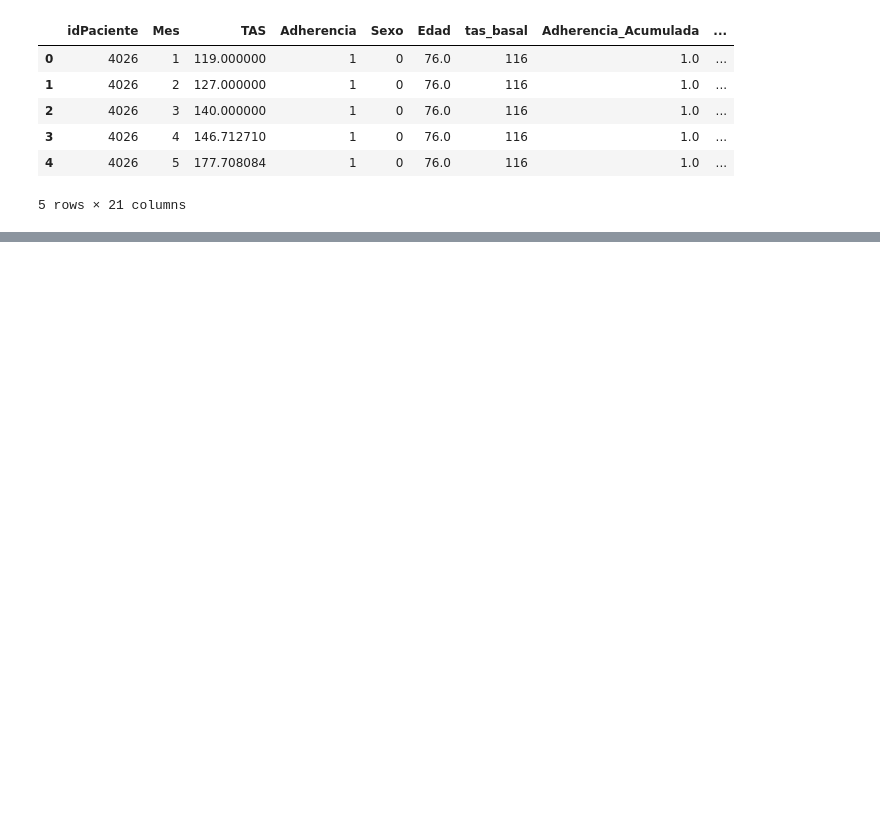
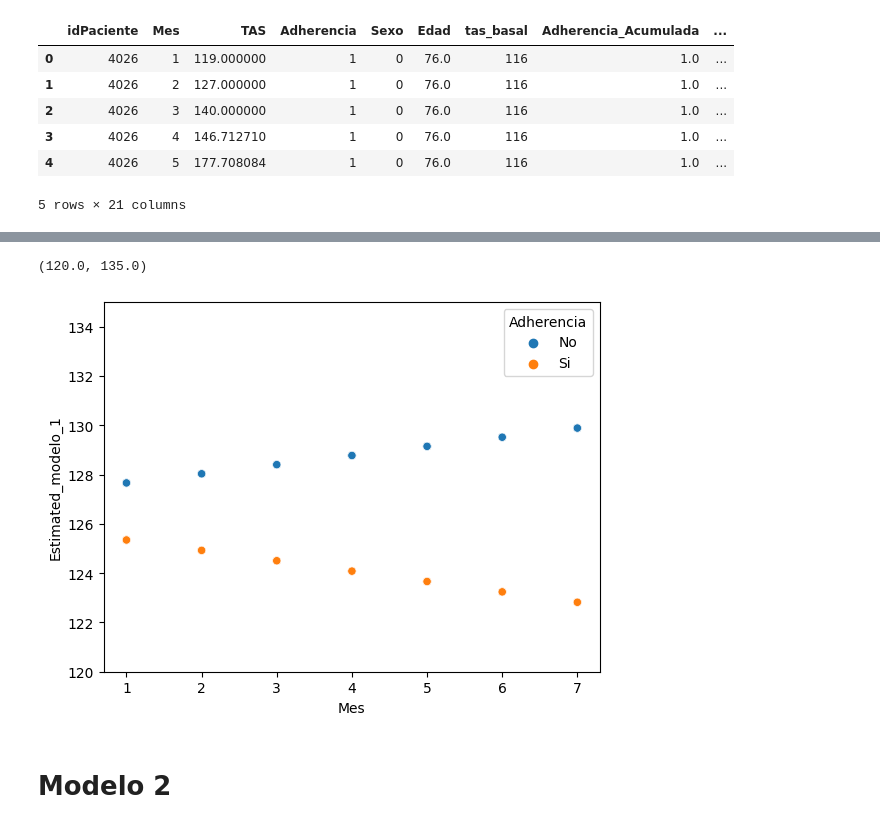
Before and after one commit to ecometto94/Tesis, a Jupyter notebook: Sintaxis/Análisis Inferencial.ipynb, the cells around one changed output, grey strips where cells are left out. Saved outputs shown, nothing was run; the diff lists cells and outputs as text; code cells hidden in the pictures; blank space fills up the shorter version.

```diff
--- a/Sintaxis/Análisis Inferencial.ipynb
+++ b/Sintaxis/Análisis Inferencial.ipynb
@@ -20 +41,15 @@ tesis.head()
+# %%
+# Crear Adherencia_Acum: variable de indice de performance de adherencia al tratamiento hasta el momento t
+sample_df["Adherencia_Acumulada"] = sample_df.groupby("idPaciente")["Adherencia"].expanding().mean().to_list()
+# Crear covariable Adherencia_Total no dependiente del tiempo con el performance final de cada paciente
+sample_df["Adherencia_Total"] = sample_df["idPaciente"].map(sample_df.groupby("idPaciente")["Adherencia"].mean().to_dict())
+
+sample_df["Adherencia_Perfecta"] = (sample_df["Adherencia_Total"] == 1).astype(int)
+sample_df["Adherencia_lag1"] = sample_df.groupby("idPaciente")["Adherencia"].shift(1).fillna(0)
+# %%
+sample_df["Mes*Adherencia"] = sample_df["Mes"] * sample_df["Adherencia"]
+sample_df["Mes*Adherencia_Perfecta"] = sample_df["Mes"] * sample_df["Adherencia_Perfecta"]
+sample_df["Mes*Adherencia_Total"] = sample_df["Mes"] * sample_df["Adherencia_Total"]
+sample_df["Mes*Adherencia_lag1"] = sample_df["Mes"] * sample_df["Adherencia_lag1"]
+sample_df["Mes*Adherencia_Acumulada"] = sample_df["Mes"] * sample_df["Adherencia_Acumulada"]
 # %% [markdown]
@@ -21,0 +57,11 @@ tesis.head()
+# %%
+modelo_1_efectos = ["Intercept", "Sexo", "Edad", "Adherencia", "Mes", "Mes*Adherencia"]
+# %%
+modelo_1 = sm.MixedLM(
+    endog=tesis["TAS"],
+    exog=tesis[modelo_1_efectos],
+    groups=tesis["idPaciente"],
+    exog_re=tesis[["Intercept", "Mes"]]
+).fit(reml=False)
+print(modelo_1.summary())
+round(modelo_1.aic, 2), round(modelo_1.bic, 2)
@@ -21,0 +87,14 @@ tesis.head()
+# %%
+sample_df["Estimated_modelo_1"] = modelo_1.predict(sample_df[modelo_1_efectos])
+
+sns.scatterplot(
+    x=sample_df["Mes"],
+    y=sample_df["Estimated_modelo_1"],
+    hue=sample_df["Adherencia"].map({0: "No", 1: "Si"})
+)
+plt.ylim(YLIM)
+# %% [output]
+(120.0, 135.0)
+[figure, added]
+# %% [markdown]
+# Modelo 2
```
Also changed, not shown: parts of 28 cells of this notebook.
